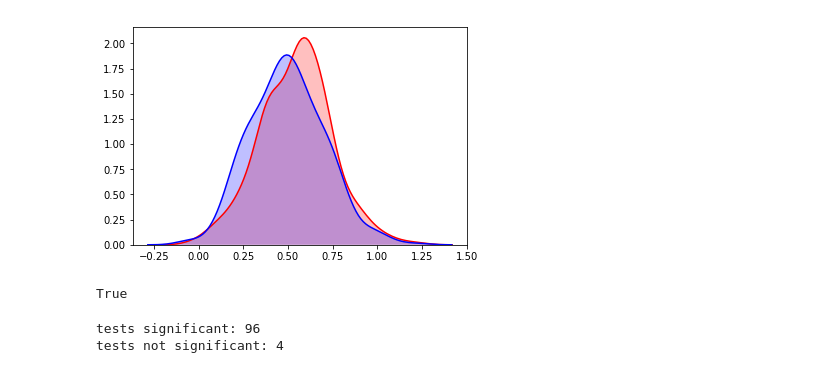
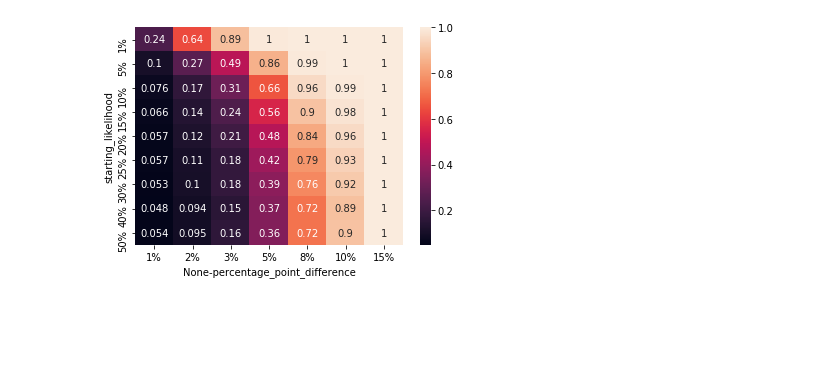
Before and after one commit to HarryBrisson/power-analysis, a Jupyter notebook: 500-respondents-power-analysis.ipynb, the cells around one changed output. Cells and saved outputs as stored; diff of their text form; code cells hidden in the pictures; blank space fills up the shorter version.

```diff
--- a/500-respondents-power-analysis.ipynb
+++ b/500-respondents-power-analysis.ipynb
@@ -23,29 +14,0 @@ ax = sns.kdeplot(pop2, shade=True, color="b")
-# %%
-s1 = np.random.choice(pop1, 500, replace=False)
-s2 = np.random.choice(pop2, 500, replace=False)
-
-ax = sns.kdeplot(s1, shade=True, color="r")
-ax = sns.kdeplot(s2, shade=True, color="b")
-# %% [output]
-[figure, removed]
-# %%
-sp.stats.ttest_ind(s1,s2)[1]<.05
-# %% [output]
-True
-# %%
-tests_signficant = 0
-tests_not_signficant = 0
-
-for i in range(100):
-    s1 = np.random.choice(pop1, 500, replace=False)
-    s2 = np.random.choice(pop2, 500, replace=False)
-    if sp.stats.ttest_ind(s1,s2)[1]<.05:
-        tests_signficant += 1
-    else:
-        tests_not_signficant += 1
-
-print('tests significant: '+str(tests_signficant))
-print('tests not significant: '+str(tests_not_signficant))
-# %% [output]
-tests significant: 96
-tests not significant: 4
@@ -51,0 +83,20 @@ tests not significant: 4
+# %%
+
+# let's look at a range of initial likelihoods from 1% to 50%
+likelihood1_range = [.01,.05,.1,.15,.2,.25,.3,.4,.5]
+
+# let's look at percentage point differences from 1% to 15%
+percent_point_difference_range = [.01,.02,.03,.05,.08,.10,.15]
+
+# we can keep sample size constant at 500
+sample_size = 500
+
+results = get_powers_for_ranges(likelihood1_range,percent_point_difference_range,sample_size)
+# %%
+# look at color-coded grid of results
+reformatted = results.pivot(index='starting_likelihood', columns='percentage_point_difference')
+ax = sns.heatmap(reformatted, annot=True,
+                 xticklabels=['1%','2%','3%','5%','8%','10%','15%'],
+                 yticklabels=['1%','5%','10%','15%','20%','25%','30%','40%','50%'])
+# %% [output]
+[figure, added]
```
Also changed, not shown: parts of 9 cells of this notebook.
